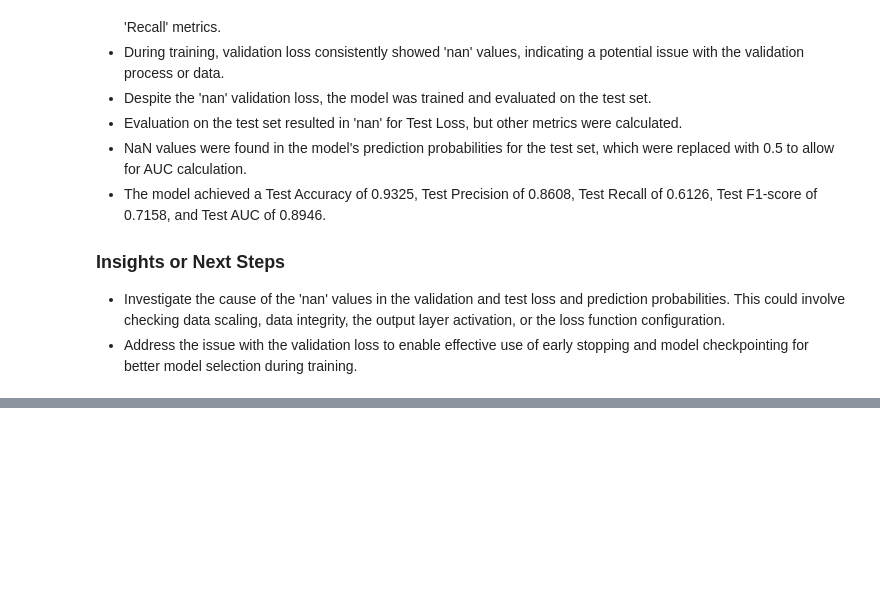
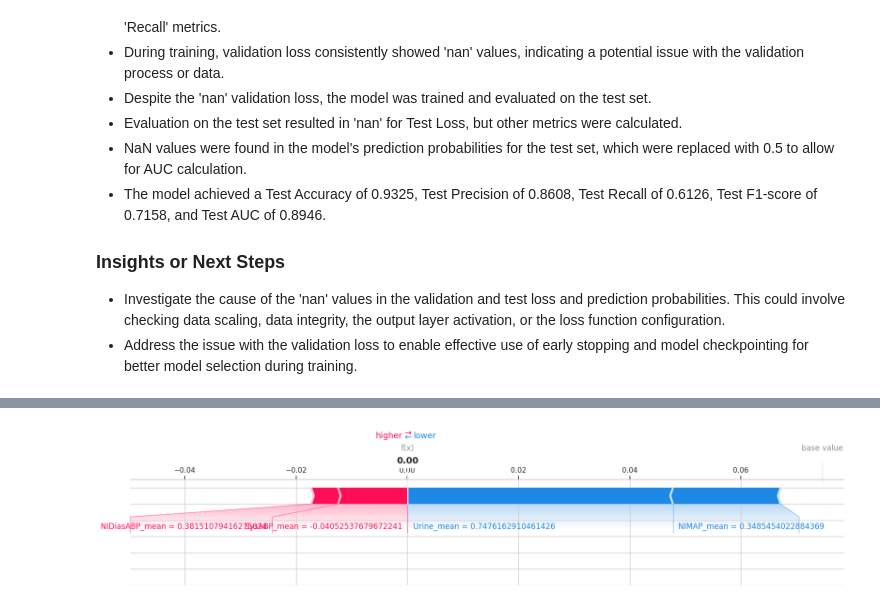
Before and after one commit to gjeevanm/capstonefinalproject, a Jupyter notebook: notebooks/05a_CNN-LSTM_Data_Preparation.ipynb, the cells around one changed output, grey strips where cells are left out. Drawn from its saved outputs; the diff is of its cells as text; code cells hidden in the pictures; blank space fills up the shorter version.

```diff
--- a/notebooks/05a_CNN-LSTM_Data_Preparation.ipynb
+++ b/notebooks/05a_CNN-LSTM_Data_Preparation.ipynb
@@ -1069,0 +1714,76 @@ Test AUC: 0.8946
+# %%
+# vertical view of force plots
+import shap
+import numpy as np
+import matplotlib.pyplot as plt # Import matplotlib
+
+# Assuming shap_values and sample_concat are available from previous SHAP steps
+# Make sure you have run the cells to calculate shap_values using KernelExplainer
+
+# Check if shap_values and sample_concat are defined
+if 'shap_values' in locals() and 'sample_concat' in locals():
+    print("shap_values and sample_concat found. Generating force plot.")
+
+    # Select one instance to visualize (e.g., the first instance in the sample)
+    instance_index = 0
+    if instance_index < sample_concat.shape[0]:
+        print(f"\nGenerating force plot for instance {instance_index}.")
+
+        # Ensure shap_values is 2D for force plot if it's 3D
+        if len(np.shape(shap_values)) == 3: # Use np.shape for consistency with printout in c0efdc90
+             # Check the size of the last dimension
+             if np.shape(shap_values)[2] > 1:
+                  # If multi-output and last dim > 1, assume explaining positive class (index 1)
+                  shap_values_2d = shap_values[:, :, 1]
+                  print(f"Using SHAP values for the positive class (index 1). Shape: {np.shape(shap_values_2d)}")
+             else:
+                  # If last dim is 1 (single output), select index 0 or reshape
+                  shap_values_2d = shap_values[:, :, 0] # Select the single output dimension
+                  # Alternatively, could use: shap_values_2d = np.squeeze(shap_values, axis=2)
+                  print(f"Using SHAP values for the single output (index 0). Shape: {np.shape(shap_values_2d)}")
+        else:
+             shap_values_2d = shap_values # Assume it's already 2D
+             print(f"Using SHAP values (assumed 2D). Shape: {np.shape(shap_values_2d)}")
+
+
+        # Get the SHAP values and feature values for the selected instance
+        shap_values_instance = shap_values_2d[instance_index, :]
+        feature_values_instance = sample_concat[instance_index, :]
+
+        # Ensure feature_names is available (created in the data prep for SHAP cell)
+        if 'feature_names' not in locals():
+             print("\nWarning: 'feature_names' not found. Using generic names for plot.")
+             feature_names = [f'feature_{i}' for i in range(sample_concat.shape[1])]
+
+
+        # Generate the force plot (vertical view is the default for a single instance)
+        # The base_value is the expected value of the model output (average prediction)
+        # over the background dataset.
+        # Need to calculate the expected value from the background data predictions
+        if 'explainer' in locals():
+             base_value = explainer.expected_value
+             print(f"Using explainer.expected_value as base value: {base_value}")
+        else:
+             # Fallback if explainer object is not available, calculate mean prediction on background
+             print("Warning: 'explainer' object not found. Calculating mean prediction on background data as base value.")
+             # This requires the predict_fn and background_concat to be available
+             if 'predict_fn' in locals() and 'background_concat' in locals():
+                  base_value = np.mean(predict_fn(background_concat))
+                  print(f"Calculated mean prediction on background as base value: {base_value}")
+             else:
+                  print("Error: Cannot determine base value. 'explainer' or 'predict_fn' and 'background_concat' not found.")
+                  base_value = 0.0 # Default to 0 if base value cannot be determined
+
+
+        # Use the shap.force_plot function
+        # matplotlib=True renders the plot using matplotlib, allowing it to be displayed directly in Colab
+        shap.force_plot(base_value, shap_values_instance, feature_values_instance,
+                        feature_names=feature_names, matplotlib=True)
+        plt.show() # Display the matplotlib plot
+
+    else:
+        print(f"Error: Instance index {instance_index} is out of bounds for sample_concat (shape: {sample_concat.shape}).")
+
+else:
+    print("Error: 'shap_values' or 'sample_concat' not found. Please run the previous SHAP calculation cell first.")
+# %% [output]
@@ -1069,0 +1795 @@ Test AUC: 0.8946
+[figure, added]
```
Also changed, not shown: parts of 22 cells of this notebook.
